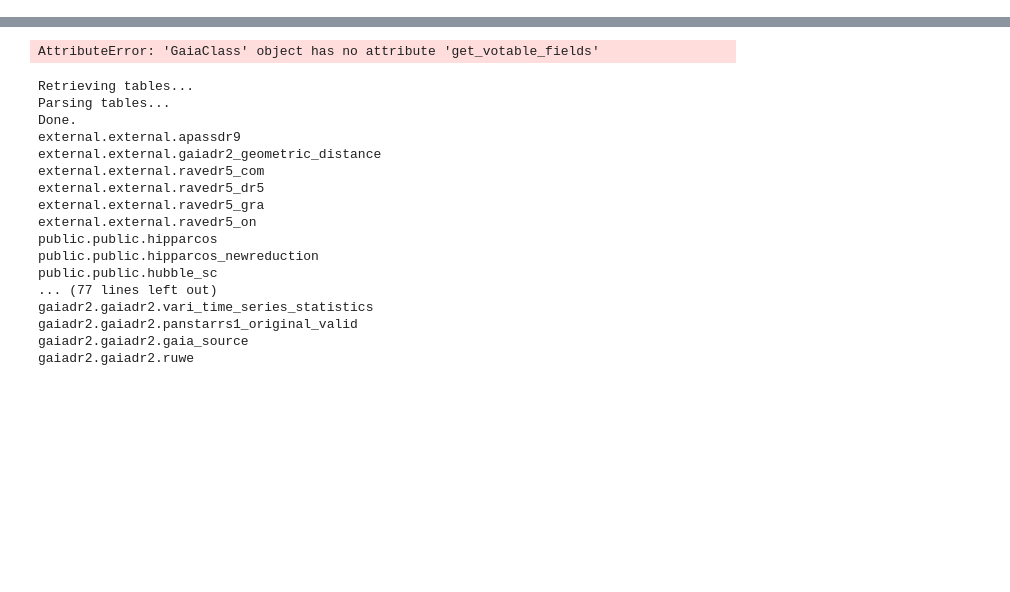
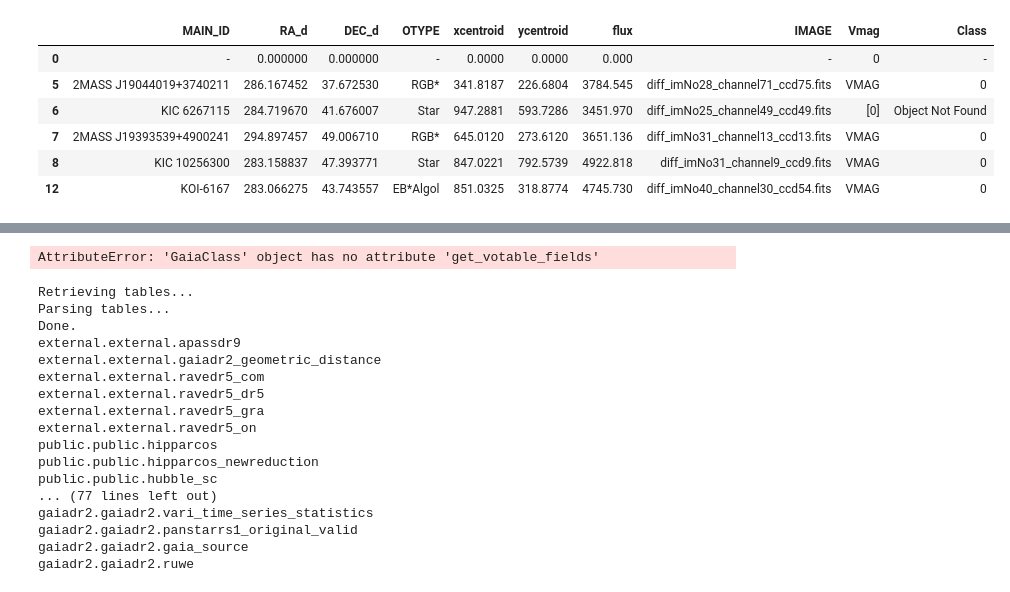
Before and after one commit to mj1e16lsst/keplerPhotometry, a Jupyter notebook: gaiaSearching-Copy1.ipynb, the cells around one changed output, grey strips where cells are left out. Saved outputs shown, nothing was run; the diff lists cells and outputs as text; code cells hidden in the pictures; blank space fills up the shorter version.

```diff
--- a/gaiaSearching-Copy1.ipynb
+++ b/gaiaSearching-Copy1.ipynb
@@ -42,0 +87,12 @@ Created TAP+ (v1.0.1) - Connection:
+# %%
+df = otypes.to_pandas()
+df2 = df[df['OTYPE'] != 'Object Not Found']
+df2
+# %% [output]
+|  | MAIN_ID | RA_d | DEC_d | OTYPE | xcentroid | ycentroid | flux | IMAGE | Vmag | Class |
+| 0 | - | 0.000000 | 0.000000 | - | 0.0000 | 0.0000 | 0.000 | - | 0 | - |
+| 5 | 2MASS J19044019+3740211 | 286.167452 | 37.672530 | RGB* | 341.8187 | 226.6804 | 3784.545 | diff_imNo28_channel71_ccd75.fits | VMAG | 0 |
+| 6 | KIC 6267115 | 284.719670 | 41.676007 | Star | 947.2881 | 593.7286 | 3451.970 | diff_imNo25_channel49_ccd49.fits | [0] | Object Not Found |
+| 7 | 2MASS J19393539+4900241 | 294.897457 | 49.006710 | RGB* | 645.0120 | 273.6120 | 3651.136 | diff_imNo31_channel13_ccd13.fits | VMAG | 0 |
+| 8 | KIC 10256300 | 283.158837 | 47.393771 | Star | 847.0221 | 792.5739 | 4922.818 | diff_imNo31_channel9_ccd9.fits | VMAG | 0 |
+| 12 | KOI-6167 | 283.066275 | 43.743557 | EB*Algol | 851.0325 | 318.8774 | 4745.730 | diff_imNo40_channel30_ccd54.fits | VMAG | 0 |
```
Also changed, not shown: parts of 4 cells of this notebook, 1 other file.
